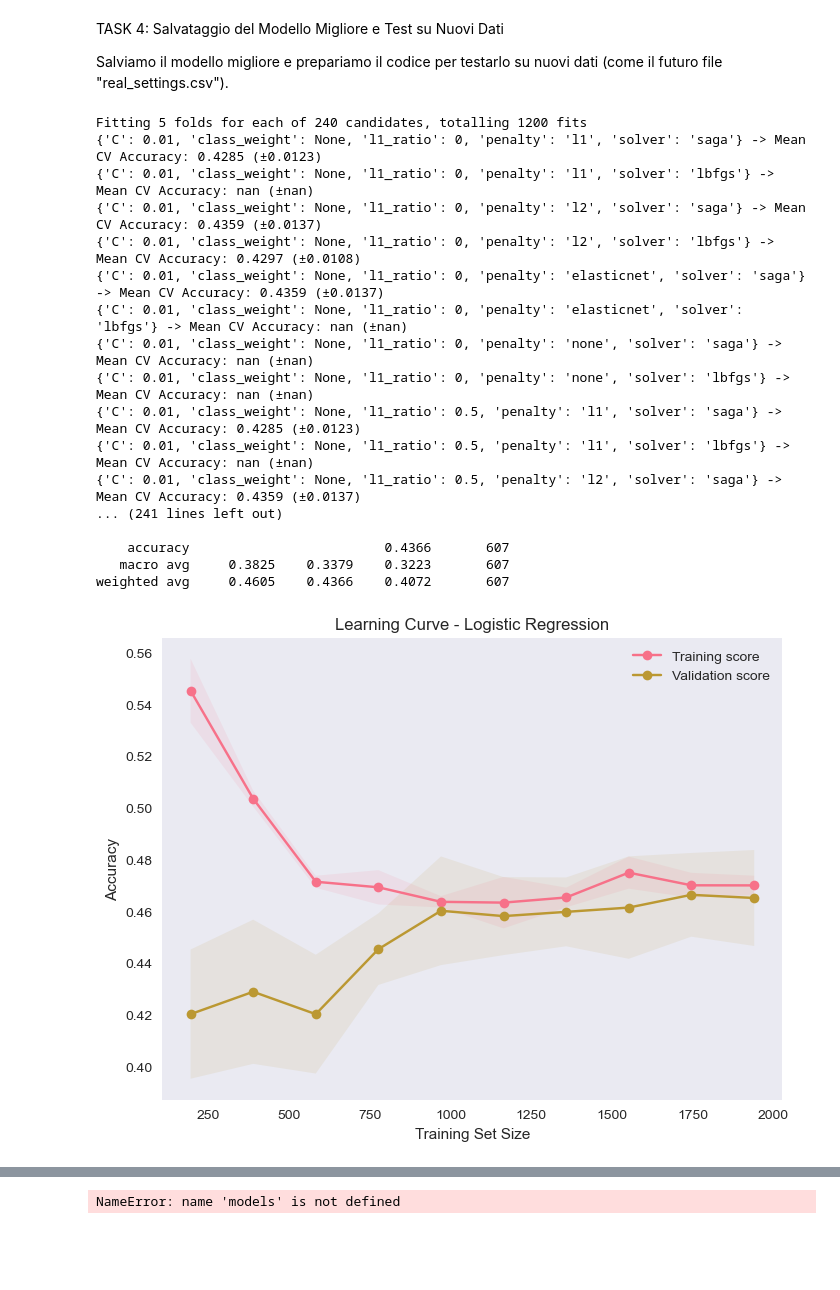
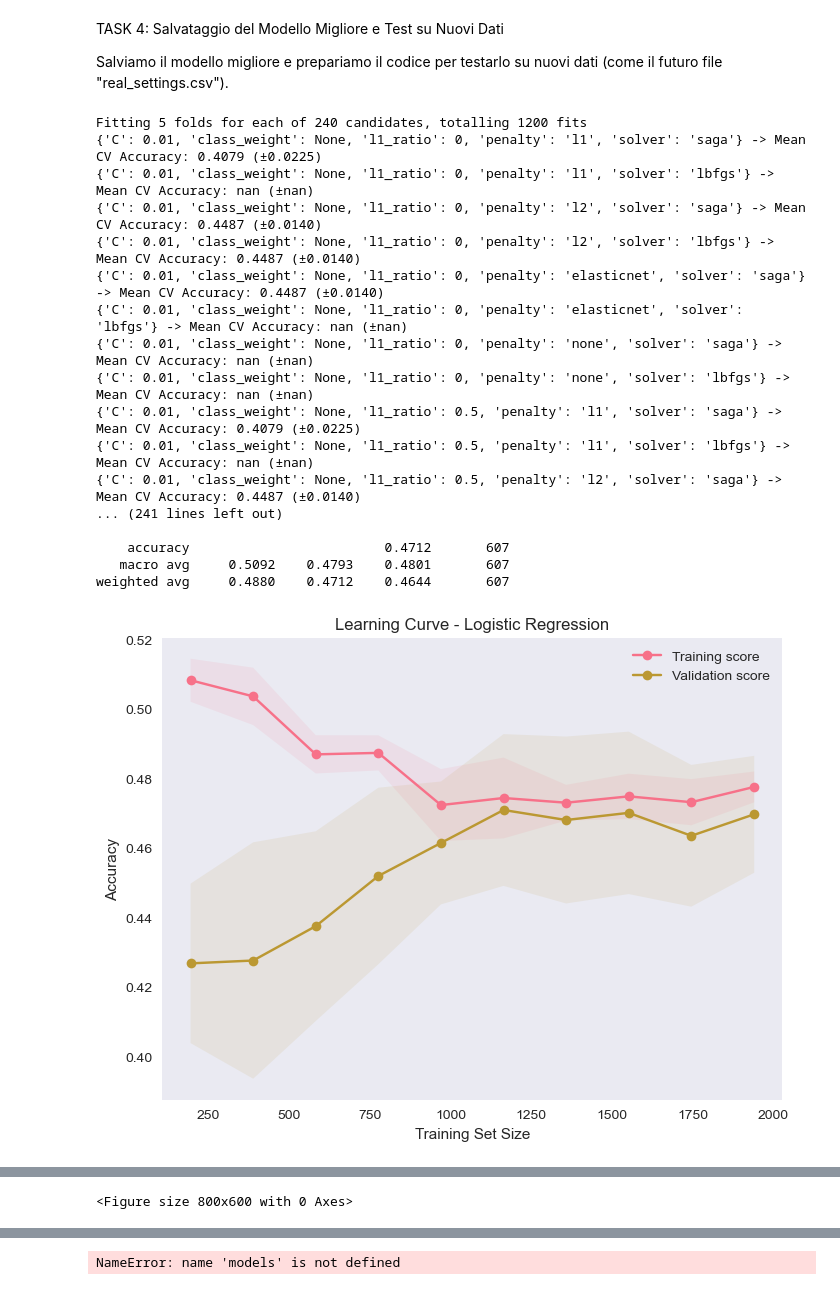
Before and after one commit to Samuele223/machine-Learning, a Jupyter notebook: proj1.ipynb, the cells around one changed output, grey strips where cells are left out. Drawn from its saved outputs; the diff is of its cells as text; code cells hidden in the pictures; blank space fills up the shorter version.

```diff
--- a/proj1.ipynb
+++ b/proj1.ipynb
@@ -793,7 +827,7 @@ grid = GridSearchCV(
 )
 
 # 3) Esecuzione della ricerca sugli iper-parametri
-grid.fit(X_train, y_train)
+grid.fit(X_trainS, y_trainS)
 
 # 4) Stampa dei risultati per ogni combinazione
 results = grid.cv_results_
@@ -809,9 +843,9 @@ print(grid.best_params_)
 print(f"Best CV Accuracy: {grid.best_score_:.4f}")
 
 # 6) Valutazione sul test set
-y_pred = grid.predict(X_test)
+y_pred = grid.predict(X_testS)
 print("\nClassification report on test set:")
-print(classification_report(y_test, y_pred, digits=4))
+print(classification_report(y_testS, y_pred, digits=4))
 
 
 model = LogisticRegression(
@@ -823,49 +857,67 @@ model = LogisticRegression(
     max_iter=1000,
     random_state=42
 )
+model_regression = grid.best_estimator_
 
 # 7) Learning Curve
 train_sizes, train_scores, val_scores = learning_curve(
     estimator=model,
-    X=X_train, y=y_train,
+    X=X_trainS, y=y_trainS,
     cv=5,
     scoring='accuracy',
     train_sizes=np.linspace(0.1, 1.0, 10),
     n_jobs=-1
 )
 
 train_mean = np.mean(train_scores, axis=1)
 train_std  = np.std(train_scores, axis=1)
 val_mean   = np.mean(val_scores, axis=1)
 val_std    = np.std(val_scores, axis=1)
 
 plt.figure(figsize=(8,6))
 plt.plot(train_sizes, train_mean, 'o-', label='Training score')
 plt.fill_between(train_sizes, train_mean-train_std, train_mean+train_std, alpha=0.1)
 plt.plot(train_sizes, val_mean, 'o-', label='Validation score')
 plt.fill_between(train_sizes, val_mean-val_std, val_mean+val_std, alpha=0.1)
 plt.title('Learning Curve - Logistic Regression')
 plt.xlabel('Training Set Size')
 plt.ylabel('Accuracy')
 plt.legend(loc='best')
 plt.grid()
 plt.show()
+
+#validation
+y_pred = model_regression.predict(X_testS)
+
+# Classification report
+print("\n--- Classification Report ---")
+print(classification_report(y_testS, y_pred))
+
+# Matrice di confusione
+cm = confusion_matrix(y_testS, y_pred)
+disp = ConfusionMatrixDisplay(confusion_matrix=cm, display_labels=np.unique(y_testS))
+plt.figure(figsize=(8, 6))
+disp.plot(cmap='Blues', values_format='d')
+plt.title("Matrice di Confusione Logistic Regression")
+plt.xlabel("Predetto")
+plt.ylabel("Reale")
+plt.show()
 # %% [output]
 Fitting 5 folds for each of 240 candidates, totalling 1200 fits
-{'C': 0.01, 'class_weight': None, 'l1_ratio': 0, 'penalty': 'l1', 'solver': 'saga'} -> Mean CV Accuracy: 0.4285 (±0.0123)
+{'C': 0.01, 'class_weight': None, 'l1_ratio': 0, 'penalty': 'l1', 'solver': 'saga'} -> Mean CV Accuracy: 0.4079 (±0.0225)
 {'C': 0.01, 'class_weight': None, 'l1_ratio': 0, 'penalty': 'l1', 'solver': 'lbfgs'} -> Mean CV Accuracy: nan (±nan)
-{'C': 0.01, 'class_weight': None, 'l1_ratio': 0, 'penalty': 'l2', 'solver': 'saga'} -> Mean CV Accuracy: 0.4359 (±0.0137)
-{'C': 0.01, 'class_weight': None, 'l1_ratio': 0, 'penalty': 'l2', 'solver': 'lbfgs'} -> Mean CV Accuracy: 0.4297 (±0.0108)
-{'C': 0.01, 'class_weight': None, 'l1_ratio': 0, 'penalty': 'elasticnet', 'solver': 'saga'} -> Mean CV Accuracy: 0.4359 (±0.0137)
+{'C': 0.01, 'class_weight': None, 'l1_ratio': 0, 'penalty': 'l2', 'solver': 'saga'} -> Mean CV Accuracy: 0.4487 (±0.0140)
+{'C': 0.01, 'class_weight': None, 'l1_ratio': 0, 'penalty': 'l2', 'solver': 'lbfgs'} -> Mean CV Accuracy: 0.4487 (±0.0140)
+{'C': 0.01, 'class_weight': None, 'l1_ratio': 0, 'penalty': 'elasticnet', 'solver': 'saga'} -> Mean CV Accuracy: 0.4487 (±0.0140)
 {'C': 0.01, 'class_weight': None, 'l1_ratio': 0, 'penalty': 'elasticnet', 'solver': 'lbfgs'} -> Mean CV Accuracy: nan (±nan)
 {'C': 0.01, 'class_weight': None, 'l1_ratio': 0, 'penalty': 'none', 'solver': 'saga'} -> Mean CV Accuracy: nan (±nan)
 {'C': 0.01, 'class_weight': None, 'l1_ratio': 0, 'penalty': 'none', 'solver': 'lbfgs'} -> Mean CV Accuracy: nan (±nan)
-{'C': 0.01, 'class_weight': None, 'l1_ratio': 0.5, 'penalty': 'l1', 'solver': 'saga'} -> Mean CV Accuracy: 0.4285 (±0.0123)
+{'C': 0.01, 'class_weight': None, 'l1_ratio': 0.5, 'penalty': 'l1', 'solver': 'saga'} -> Mean CV Accuracy: 0.4079 (±0.0225)
 {'C': 0.01, 'class_weight': None, 'l1_ratio': 0.5, 'penalty': 'l1', 'solver': 'lbfgs'} -> Mean CV Accuracy: nan (±nan)
-{'C': 0.01, 'class_weight': None, 'l1_ratio': 0.5, 'penalty': 'l2', 'solver': 'saga'} -> Mean CV Accuracy: 0.4359 (±0.0137)
+{'C': 0.01, 'class_weight': None, 'l1_ratio': 0.5, 'penalty': 'l2', 'solver': 'saga'} -> Mean CV Accuracy: 0.4487 (±0.0140)
 ... (241 lines left out)
 
-    accuracy                         0.4366       607
-   macro avg     0.3825    0.3379    0.3223       607
-weighted avg     0.4605    0.4366    0.4072       607
+    accuracy                         0.4712       607
+   macro avg     0.5092    0.4793    0.4801       607
+weighted avg     0.4880    0.4712    0.4644       607
-[figure, old version]
+[figure, new version]
@@ -871,0 +935 @@ weighted avg     0.4605    0.4366    0.4072       607
+<Figure size 800x600 with 0 Axes>
```
Also changed, not shown: parts of 5 cells of this notebook.
